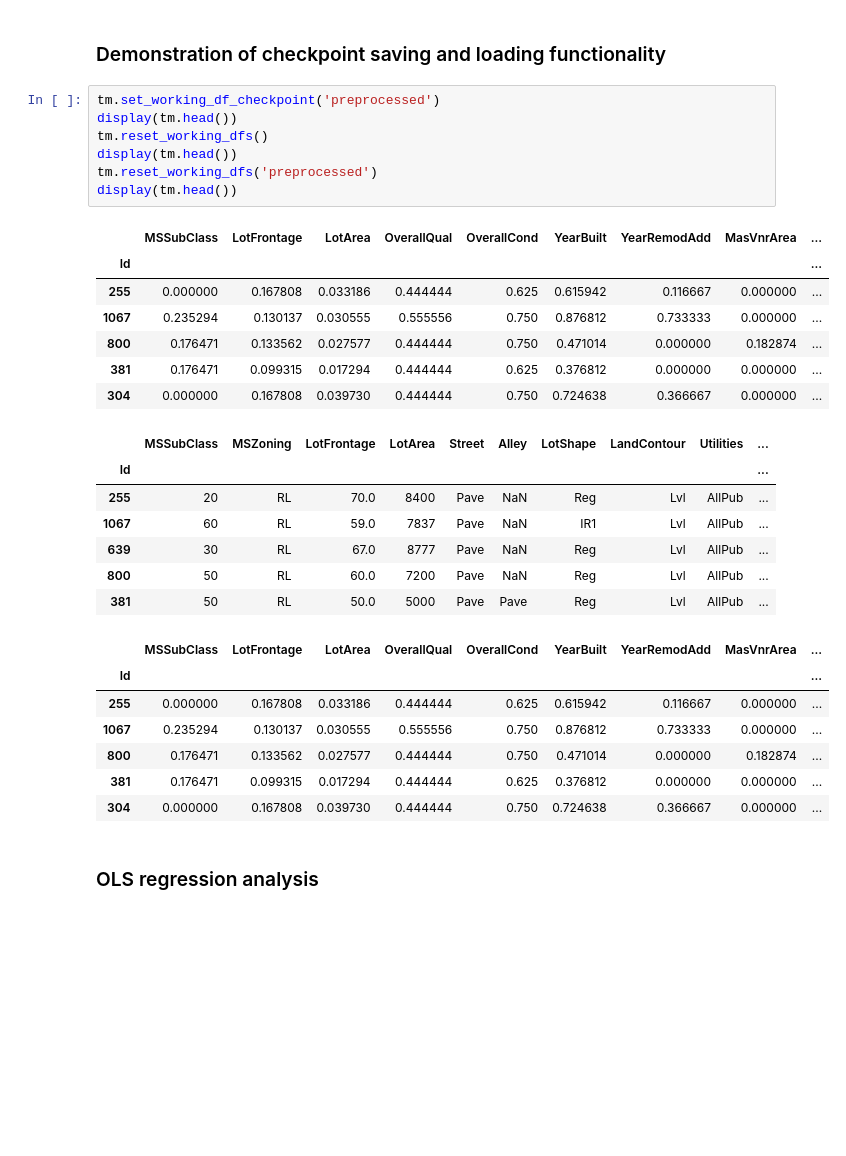
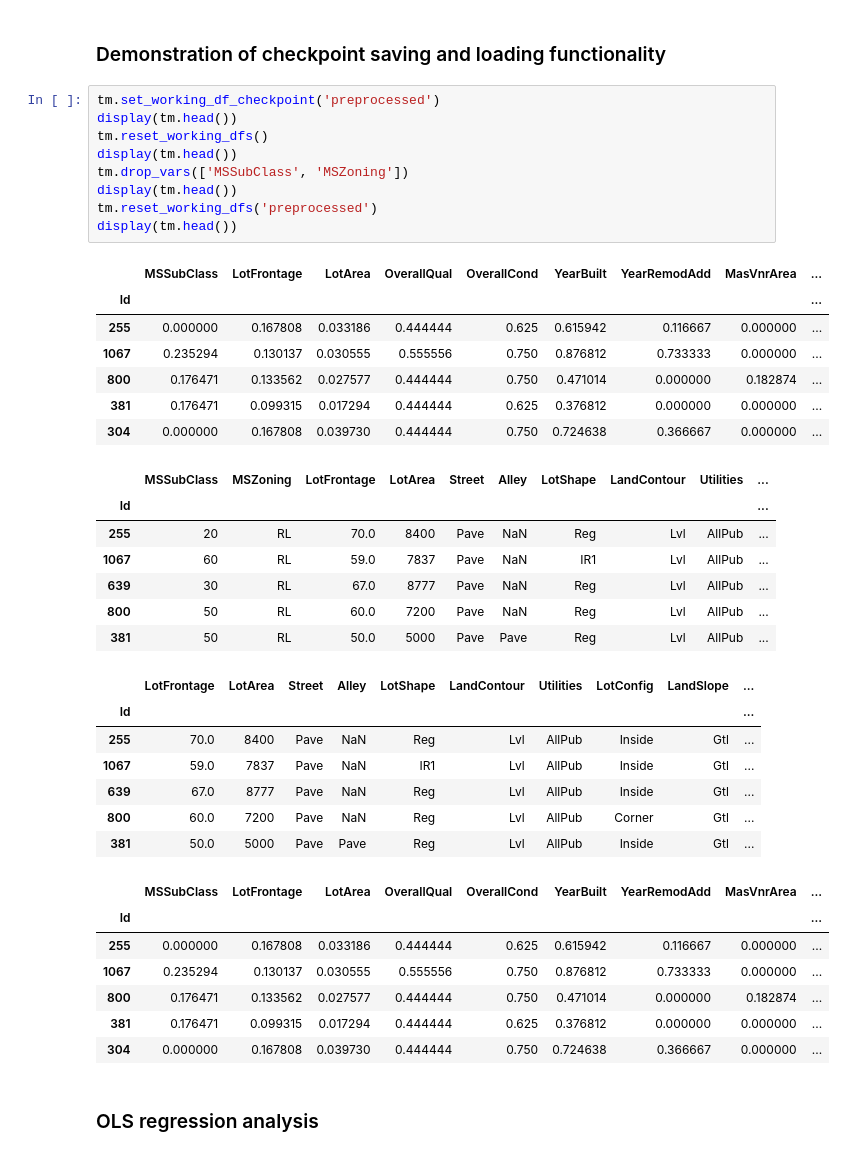
Before and after one commit to ajy25/TabularMagic, a Jupyter notebook: demo/regression_start_to_finish_demo.ipynb, the cells around one changed output. Drawn from its saved outputs; the diff is of its cells as text; blank space fills up the shorter version.

```diff
--- a/demo/regression_start_to_finish_demo.ipynb
+++ b/demo/regression_start_to_finish_demo.ipynb
@@ -100,32 +107,41 @@ display(tm.working_df_train)
 # %%
 tm.set_working_df_checkpoint('preprocessed')
 display(tm.head())
 tm.reset_working_dfs()
 display(tm.head())
+tm.drop_vars(['MSSubClass', 'MSZoning'])
+display(tm.head())
 tm.reset_working_dfs('preprocessed')
 display(tm.head())
 # %% [output]
 |  | MSSubClass | LotFrontage | LotArea | OverallQual | OverallCond | YearBuilt | YearRemodAdd | MasVnrArea | ... |
 | Id |  |  |  |  |  |  |  |  | ... |
 | 255 | 0.000000 | 0.167808 | 0.033186 | 0.444444 | 0.625 | 0.615942 | 0.116667 | 0.000000 | ... |
 | 1067 | 0.235294 | 0.130137 | 0.030555 | 0.555556 | 0.750 | 0.876812 | 0.733333 | 0.000000 | ... |
 | 800 | 0.176471 | 0.133562 | 0.027577 | 0.444444 | 0.750 | 0.471014 | 0.000000 | 0.182874 | ... |
 | 381 | 0.176471 | 0.099315 | 0.017294 | 0.444444 | 0.625 | 0.376812 | 0.000000 | 0.000000 | ... |
 | 304 | 0.000000 | 0.167808 | 0.039730 | 0.444444 | 0.750 | 0.724638 | 0.366667 | 0.000000 | ... |
 |  | MSSubClass | MSZoning | LotFrontage | LotArea | Street | Alley | LotShape | LandContour | Utilities | ... |
 | Id |  |  |  |  |  |  |  |  |  | ... |
 | 255 | 20 | RL | 70.0 | 8400 | Pave | NaN | Reg | Lvl | AllPub | ... |
 | 1067 | 60 | RL | 59.0 | 7837 | Pave | NaN | IR1 | Lvl | AllPub | ... |
 | 639 | 30 | RL | 67.0 | 8777 | Pave | NaN | Reg | Lvl | AllPub | ... |
 | 800 | 50 | RL | 60.0 | 7200 | Pave | NaN | Reg | Lvl | AllPub | ... |
 | 381 | 50 | RL | 50.0 | 5000 | Pave | Pave | Reg | Lvl | AllPub | ... |
-|  | MSSubClass | LotFrontage | LotArea | OverallQual | OverallCond | YearBuilt | YearRemodAdd | MasVnrArea | ... |
-| Id |  |  |  |  |  |  |  |  | ... |
-| 255 | 0.000000 | 0.167808 | 0.033186 | 0.444444 | 0.625 | 0.615942 | 0.116667 | 0.000000 | ... |
-| 1067 | 0.235294 | 0.130137 | 0.030555 | 0.555556 | 0.750 | 0.876812 | 0.733333 | 0.000000 | ... |
-| 800 | 0.176471 | 0.133562 | 0.027577 | 0.444444 | 0.750 | 0.471014 | 0.000000 | 0.182874 | ... |
-| 381 | 0.176471 | 0.099315 | 0.017294 | 0.444444 | 0.625 | 0.376812 | 0.000000 | 0.000000 | ... |
-| 304 | 0.000000 | 0.167808 | 0.039730 | 0.444444 | 0.750 | 0.724638 | 0.366667 | 0.000000 | ... |
+|  | LotFrontage | LotArea | Street | Alley | LotShape | LandContour | Utilities | LotConfig | LandSlope | ... |
+| Id |  |  |  |  |  |  |  |  |  | ... |
+| 255 | 70.0 | 8400 | Pave | NaN | Reg | Lvl | AllPub | Inside | Gtl | ... |
+| 1067 | 59.0 | 7837 | Pave | NaN | IR1 | Lvl | AllPub | Inside | Gtl | ... |
+| 639 | 67.0 | 8777 | Pave | NaN | Reg | Lvl | AllPub | Inside | Gtl | ... |
+| 800 | 60.0 | 7200 | Pave | NaN | Reg | Lvl | AllPub | Corner | Gtl | ... |
+| 381 | 50.0 | 5000 | Pave | Pave | Reg | Lvl | AllPub | Inside | Gtl | ... |
+|  | MSSubClass | LotFrontage | LotArea | OverallQual | OverallCond | YearBuilt | YearRemodAdd | MasVnrArea | ... |
+| Id |  |  |  |  |  |  |  |  | ... |
+| 255 | 0.000000 | 0.167808 | 0.033186 | 0.444444 | 0.625 | 0.615942 | 0.116667 | 0.000000 | ... |
+| 1067 | 0.235294 | 0.130137 | 0.030555 | 0.555556 | 0.750 | 0.876812 | 0.733333 | 0.000000 | ... |
+| 800 | 0.176471 | 0.133562 | 0.027577 | 0.444444 | 0.750 | 0.471014 | 0.000000 | 0.182874 | ... |
+| 381 | 0.176471 | 0.099315 | 0.017294 | 0.444444 | 0.625 | 0.376812 | 0.000000 | 0.000000 | ... |
+| 304 | 0.000000 | 0.167808 | 0.039730 | 0.444444 | 0.750 | 0.724638 | 0.366667 | 0.000000 | ... |
 # %% [markdown]
 ### OLS regression analysis
 # %%
```
Also changed, not shown: parts of 17 cells of this notebook, 18 other files.
